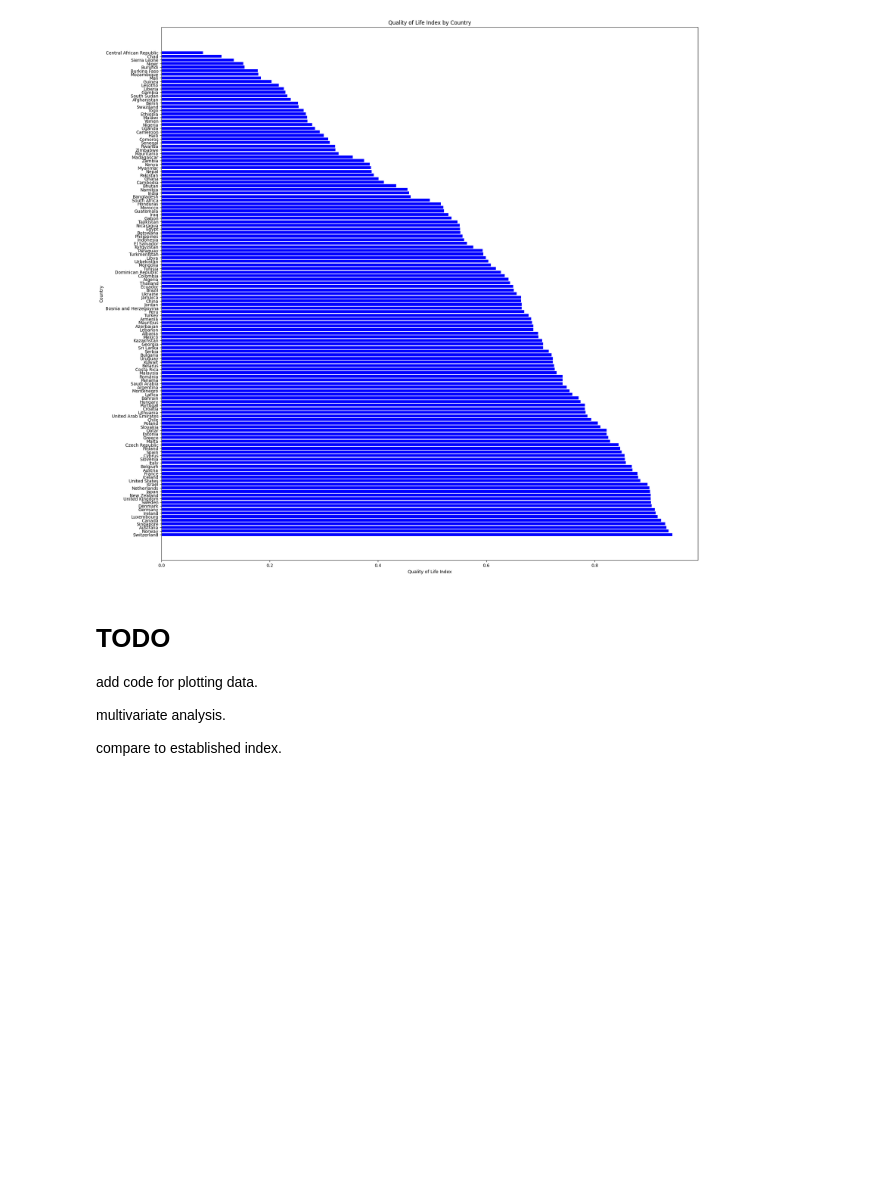
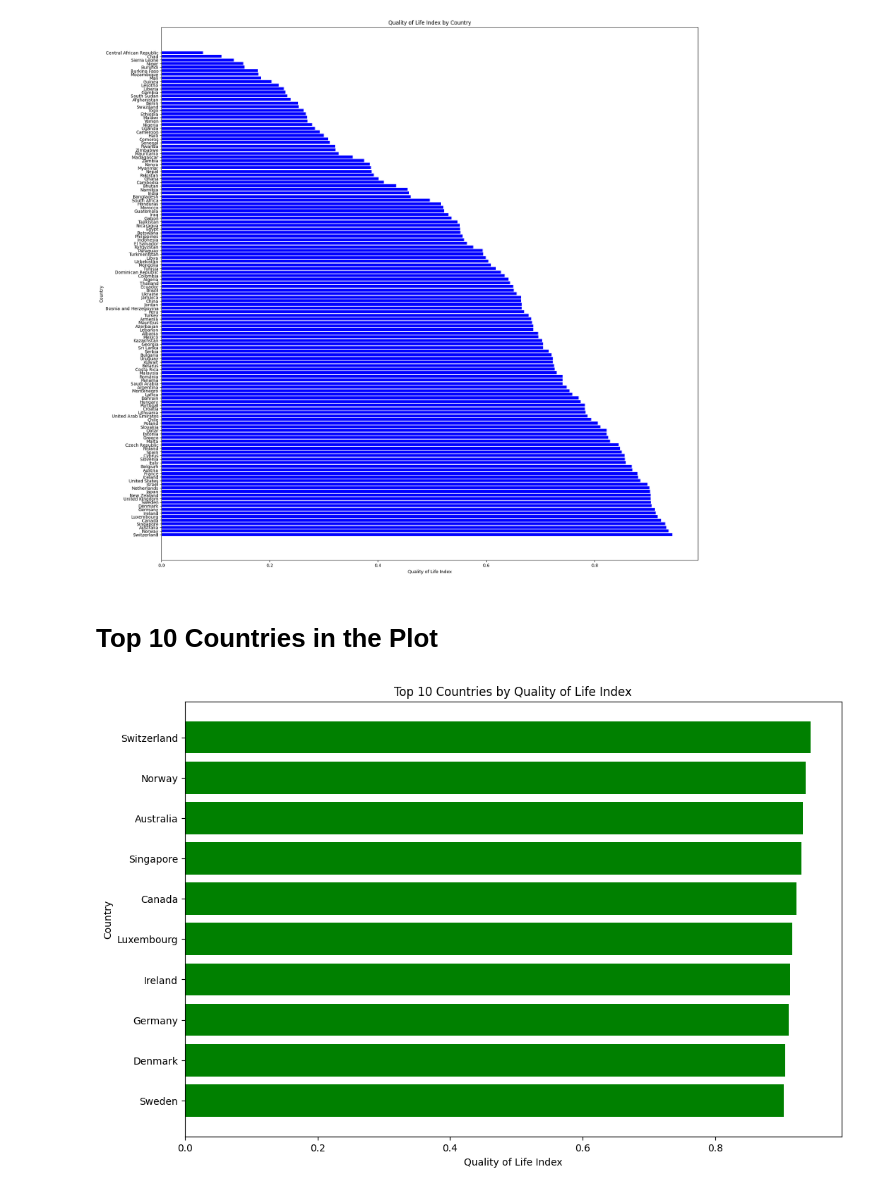
Before and after one commit to samolajide23/DAV-Repeat, a Jupyter notebook: app.ipynb, the cells around one changed output. Drawn from its saved outputs; the diff is of its cells as text; code cells hidden in the pictures; blank space fills up the shorter version.

Commit message:
Top 10 Countries in the Plot

```diff
--- a/app.ipynb
+++ b/app.ipynb
@@ -273,8 +273,6 @@ weights = {
 # %% [markdown]
 # Create Composite Index
 # %%
-
-# Apply weights and sum to get the Quality of Life Index
 normalized_data['Quality of Life Index'] = sum(
     normalized_data[col] * weight for col, weight in weights.items()
 )
@@ -282,6 +280,8 @@ normalized_data['Quality of Life Index'] = sum(
 # Update the Quality of Life Index in merged_data
 merged_data['Quality of Life Index'] = normalized_data['Quality of Life Index']
 
+merged_data['Quality of Life Rank'] = merged_data['Quality of Life Index'].rank(ascending=False)
+
 pd.set_option('display.max_rows', None)
 # Step 4: Display the top 10 countries by Quality of Life Index
 sorted_data = merged_data.sort_values('Quality of Life Index', ascending=False)
@@ -298,12 +314,16 @@ plt.title('Quality of Life Index by Country')
 plt.show()
 # %% [output]
 [figure]
-# %% [markdown]
-
-# TODO
-
-add code for plotting data.
-
-multivariate analysis.
-
-compare to established index.
+# %% [markdown]
+# Top 10 Countries in the Plot
+# %%
+top_10 = sorted_data.head(10)
+plt.figure(figsize=(12, 8))
+plt.barh(top_10['Country'], top_10['Quality of Life Index'], color='green')
+plt.xlabel('Quality of Life Index')
+plt.ylabel('Country')
+plt.title('Top 10 Countries by Quality of Life Index')
+plt.gca().invert_yaxis()
+plt.show()
+# %% [output]
+[figure, added]
```
Also changed, not shown: parts of 1 cell of this notebook.
